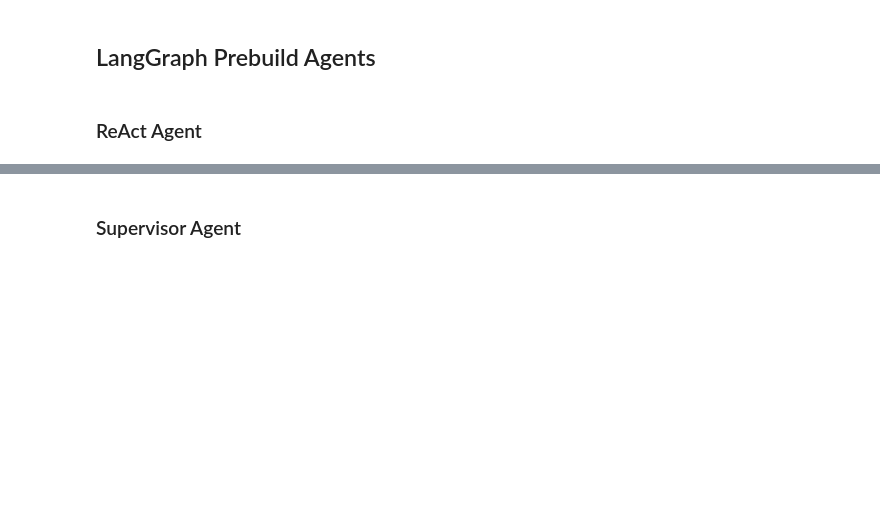
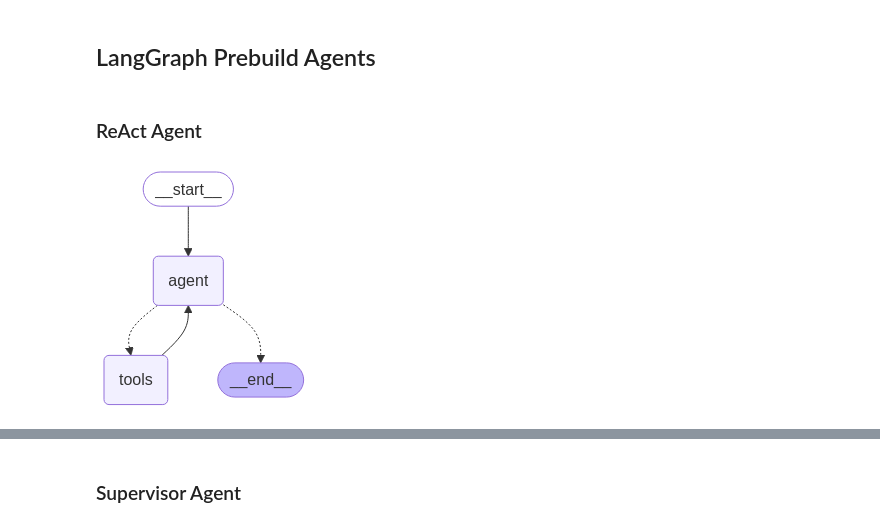
Before and after one commit to konstantinosmpouros/mAgenticX, a Jupyter notebook: notebooks/Agents.ipynb, the cells around one changed output, grey strips where cells are left out. Cells and saved outputs as stored; diff of their text form; code cells hidden in the pictures; blank space fills up the shorter version.

```diff
--- a/notebooks/Agents.ipynb
+++ b/notebooks/Agents.ipynb
@@ -1271,6 +1271,12 @@ agent = create_react_agent(
     model="openai:o3-mini",
     tools=[write_email, schedule_meeting, check_calendar_availability],
 )
+# %%
+from IPython.display import Image, display
+
+display(Image(agent.get_graph().draw_mermaid_png()))
+# %% [output]
+[figure, added]
 # %%
 query = "write me an email from my director to thank him for his kind words pls"
 response = agent.invoke({"messages": query})
```
Also changed, not shown: parts of 26 cells of this notebook, 11 other files.
